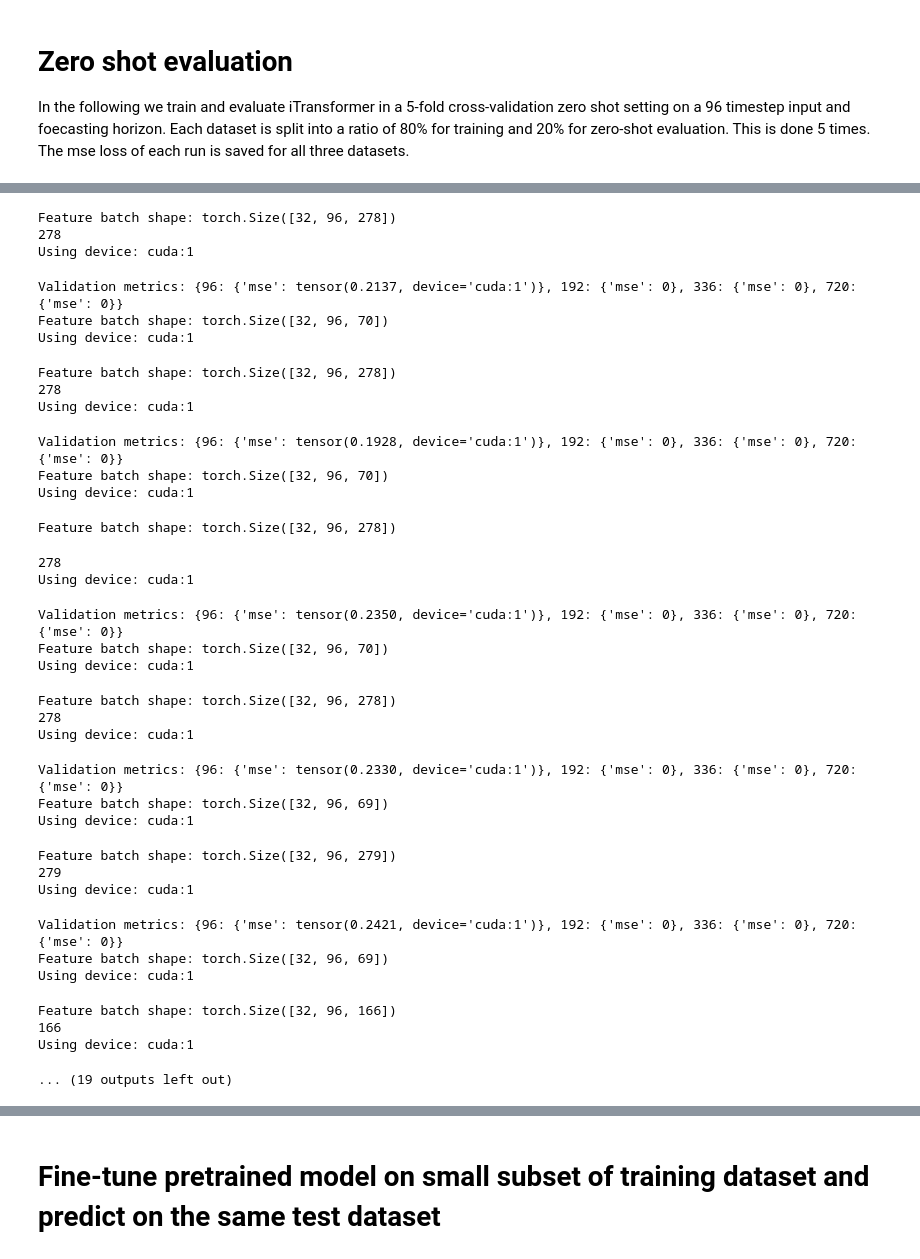
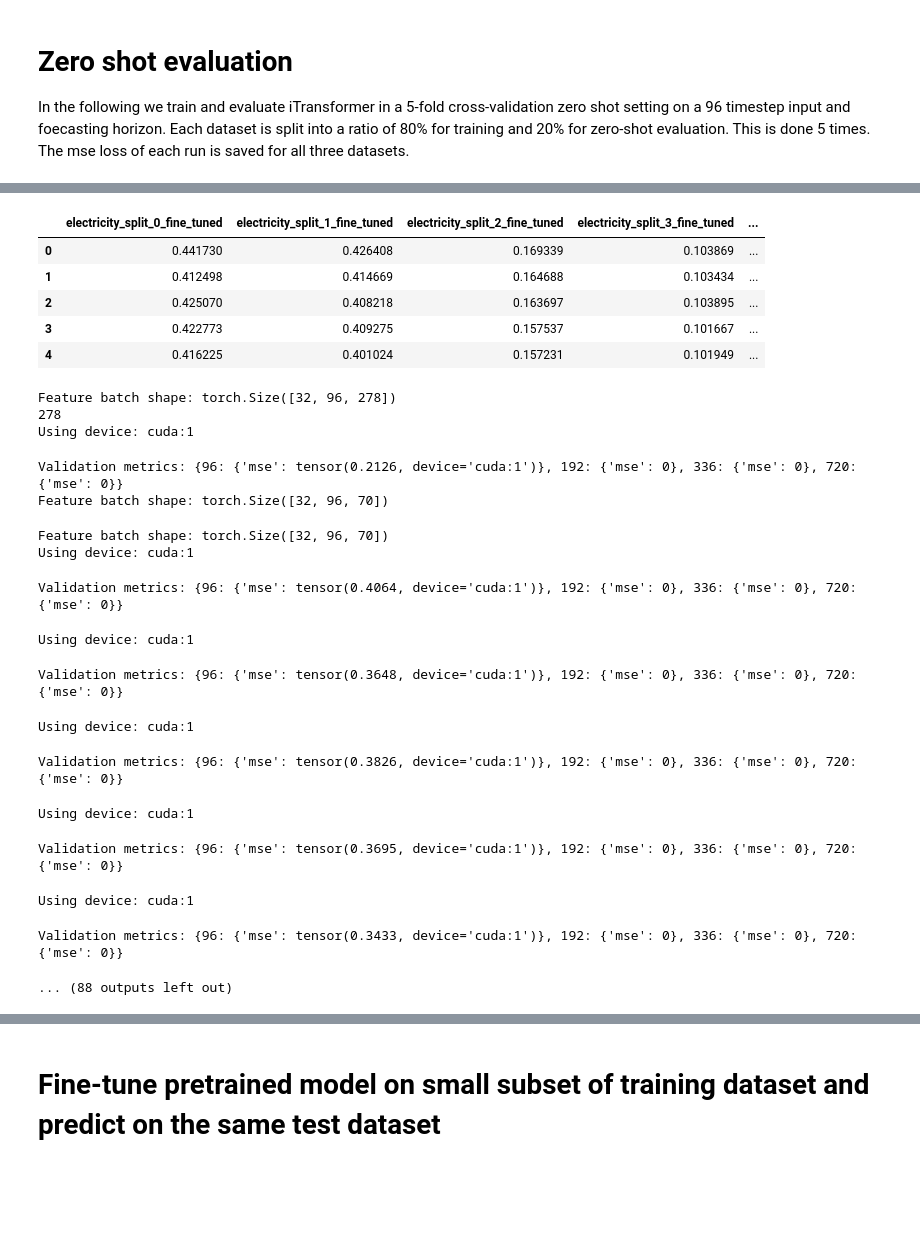
Before and after one commit to ben10ben/thesis, a Jupyter notebook: src/transfer_learning_split_dataset.ipynb, the cells around one changed output, grey strips where cells are left out. Drawn from its saved outputs; the diff is of its cells as text; code cells hidden in the pictures; blank space fills up the shorter version.

```diff
--- a/src/transfer_learning_split_dataset.ipynb
+++ b/src/transfer_learning_split_dataset.ipynb
@@ -181,5 +215,15 @@ datasets = {"electricity" : electricity,
+# %%
+metrics_df_fine_tuned
+# %% [output]
+|  | electricity_split_0_fine_tuned | electricity_split_1_fine_tuned | electricity_split_2_fine_tuned | electricity_split_3_fine_tuned | ... |
+| 0 | 0.441730 | 0.426408 | 0.169339 | 0.103869 | ... |
+| 1 | 0.412498 | 0.414669 | 0.164688 | 0.103434 | ... |
+| 2 | 0.425070 | 0.408218 | 0.163697 | 0.103895 | ... |
+| 3 | 0.422773 | 0.409275 | 0.157537 | 0.101667 | ... |
+| 4 | 0.416225 | 0.401024 | 0.157231 | 0.101949 | ... |
 # %%
-metrics_df = pd.DataFrame()
+metrics_df_zero_shot = pd.DataFrame()
+metrics_df_fine_tuned = pd.DataFrame()
 
 for key, values in datasets.items():
 
@@ -188,7 +232,7 @@ for key, values in datasets.items():
     data_dict_source, data_dict_target = cross_validaiton_split(data_dict)
 
     # for saving metrics
-    metrics_list = []
+    metrics_list_zero_shot = []
 
     # train on 4 splits and predict on the 5th
     for num_split in range(5):
@@ -199,16 +243,38 @@ for key, values in datasets.items():
         state_dict = cross_val_train(train_source, val_source)
 
         # select target split
-        _, test_target, _ = select_cross_val_split(data_dict_target, num_split)
+        train_target, test_target, val_target = select_cross_val_split(data_dict_target, num_split)
+
 
         # reshape model
         model, device = zero_shot_prediction(test_target, state_dict)
 
         # evaluate
-        metrics = helpers.full_eval(model, test_target, device)
-        metrics_list.append(metrics[96]["mse"].item())
+        metrics_zero_shot = helpers.full_eval(model, test_target, device)
+        metrics_list_zero_shot.append(metrics_zero_shot[96]["mse"].item())
 
-    metrics_df[key] = metrics_list
+        # fine tune on 4 weeks
+        # reshape each fold to be 4 weeks long
+        input_size = 24*16
+
+        data_dict_target["train"][num_split] = data_dict_target["train"][num_split][-input_size:,:]
+        train_target, test_target, val_target = select_cross_val_split(data_dict_target, num_split)
+
+        metrics_list_fine_tuned = []
+        for epochs in range(5):
+            model, device = fine_tune(model, train_target, val_target)
+
+            metrics_fine_tuned = helpers.full_eval(model, test_target, device)
+            metrics_list_fine_tuned.append(metrics_fine_tuned[96]["mse"].item())
+
+        metrics_df_fine_tuned[f"{key}_split_{num_split}_fine_tuned"] = metrics_list_fine_tuned
+
+
+        # TODO same with double length
+        #input_size = 24*32
+
+
+    metrics_df_zero_shot[f"{key}_zero_shot"] = metrics_list_zero_shot
 
 metrics_df.index.name = "Split for zero-shot"
 metrics_df.to_csv(config.CONFIG_OUTPUT_PATH["iTransformer_baseline"] / "zero_shot_split_dataset.csv")
@@ -216,34 +282,17 @@ metrics_df.to_csv(config.CONFIG_OUTPUT_PATH["iTransformer_baseline"] / "zero_sho
 Feature batch shape: torch.Size([32, 96, 278])
 278
 Using device: cuda:1
-Validation metrics: {96: {'mse': tensor(0.2137, device='cuda:1')}, 192: {'mse': 0}, 336: {'mse': 0}, 720: {'mse': 0}}
+Validation metrics: {96: {'mse': tensor(0.2126, device='cuda:1')}, 192: {'mse': 0}, 336: {'mse': 0}, 720: {'mse': 0}}
 Feature batch shape: torch.Size([32, 96, 70])
-Using device: cuda:1
-Feature batch shape: torch.Size([32, 96, 278])
-278
+Feature batch shape: torch.Size([32, 96, 70])
 Using device: cuda:1
-Validation metrics: {96: {'mse': tensor(0.1928, device='cuda:1')}, 192: {'mse': 0}, 336: {'mse': 0}, 720: {'mse': 0}}
-Feature batch shape: torch.Size([32, 96, 70])
-Using device: cuda:1
+Validation metrics: {96: {'mse': tensor(0.4064, device='cuda:1')}, 192: {'mse': 0}, 336: {'mse': 0}, 720: {'mse': 0}}
-Feature batch shape: torch.Size([32, 96, 278])
+Using device: cuda:1
-278
-Using device: cuda:1
+Validation metrics: {96: {'mse': tensor(0.3648, device='cuda:1')}, 192: {'mse': 0}, 336: {'mse': 0}, 720: {'mse': 0}}
-Validation metrics: {96: {'mse': tensor(0.2350, device='cuda:1')}, 192: {'mse': 0}, 336: {'mse': 0}, 720: {'mse': 0}}
-Feature batch shape: torch.Size([32, 96, 70])
 Using device: cuda:1
-Feature batch shape: torch.Size([32, 96, 278])
-278
-Using device: cuda:1
+Validation metrics: {96: {'mse': tensor(0.3826, device='cuda:1')}, 192: {'mse': 0}, 336: {'mse': 0}, 720: {'mse': 0}}
-Validation metrics: {96: {'mse': tensor(0.2330, device='cuda:1')}, 192: {'mse': 0}, 336: {'mse': 0}, 720: {'mse': 0}}
-Feature batch shape: torch.Size([32, 96, 69])
 Using device: cuda:1
-Feature batch shape: torch.Size([32, 96, 279])
-279
-Using device: cuda:1
+Validation metrics: {96: {'mse': tensor(0.3695, device='cuda:1')}, 192: {'mse': 0}, 336: {'mse': 0}, 720: {'mse': 0}}
-Validation metrics: {96: {'mse': tensor(0.2421, device='cuda:1')}, 192: {'mse': 0}, 336: {'mse': 0}, 720: {'mse': 0}}
-Feature batch shape: torch.Size([32, 96, 69])
 Using device: cuda:1
-Feature batch shape: torch.Size([32, 96, 166])
-166
-Using device: cuda:1
+Validation metrics: {96: {'mse': tensor(0.3433, device='cuda:1')}, 192: {'mse': 0}, 336: {'mse': 0}, 720: {'mse': 0}}
-... (19 outputs left out)
+... (88 outputs left out)
```
Also changed, not shown: parts of 3 cells of this notebook, 2 other files.
